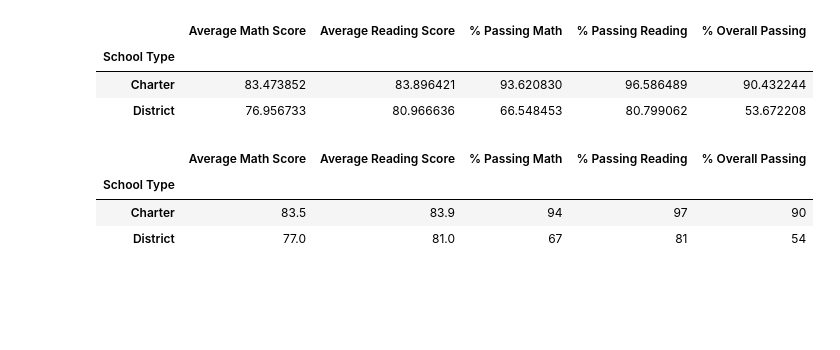
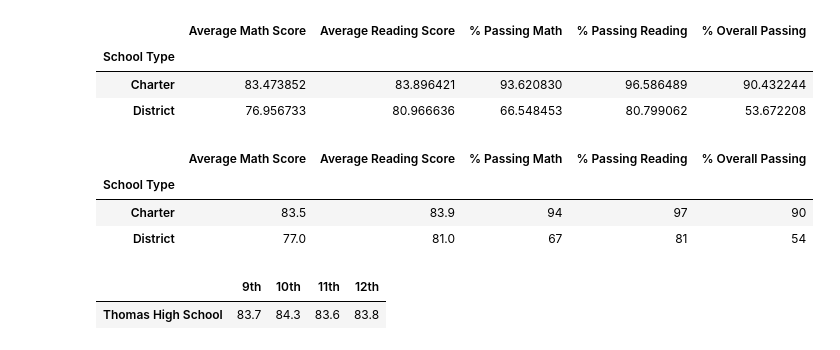
Before and after one commit to scottwesley31/School_District_Analysis, a Jupyter notebook: PyCitySchools.ipynb, the cells around one changed output. Cells and saved outputs as stored; diff of their text form; code cells hidden in the pictures; blank space fills up the shorter version.

Commit message:
Additional screenshots added

```diff
--- a/PyCitySchools.ipynb
+++ b/PyCitySchools.ipynb
@@ -1425,3 +1445,14 @@ type_summary_df
 | School Type |  |  |  |  |  |
 | Charter | 83.5 | 83.9 | 94 | 97 | 90 |
 | District | 77.0 | 81.0 | 67 | 81 | 54 |
+# %%
+# Extra Lines of Code for Module 4 Challenge screenshots
+
+#THS math_scores_by_grade
+# math_scores_by_grade.loc[pd.Index(["Thomas High School"])]
+
+#THS reading_scores_by_grade
+reading_scores_by_grade.loc[pd.Index(["Thomas High School"])]
+# %% [output]
+|  | 9th | 10th | 11th | 12th |
+| Thomas High School | 83.7 | 84.3 | 83.6 | 83.8 |
```
Also changed, not shown: parts of 4 cells of this notebook, 10 other files.
